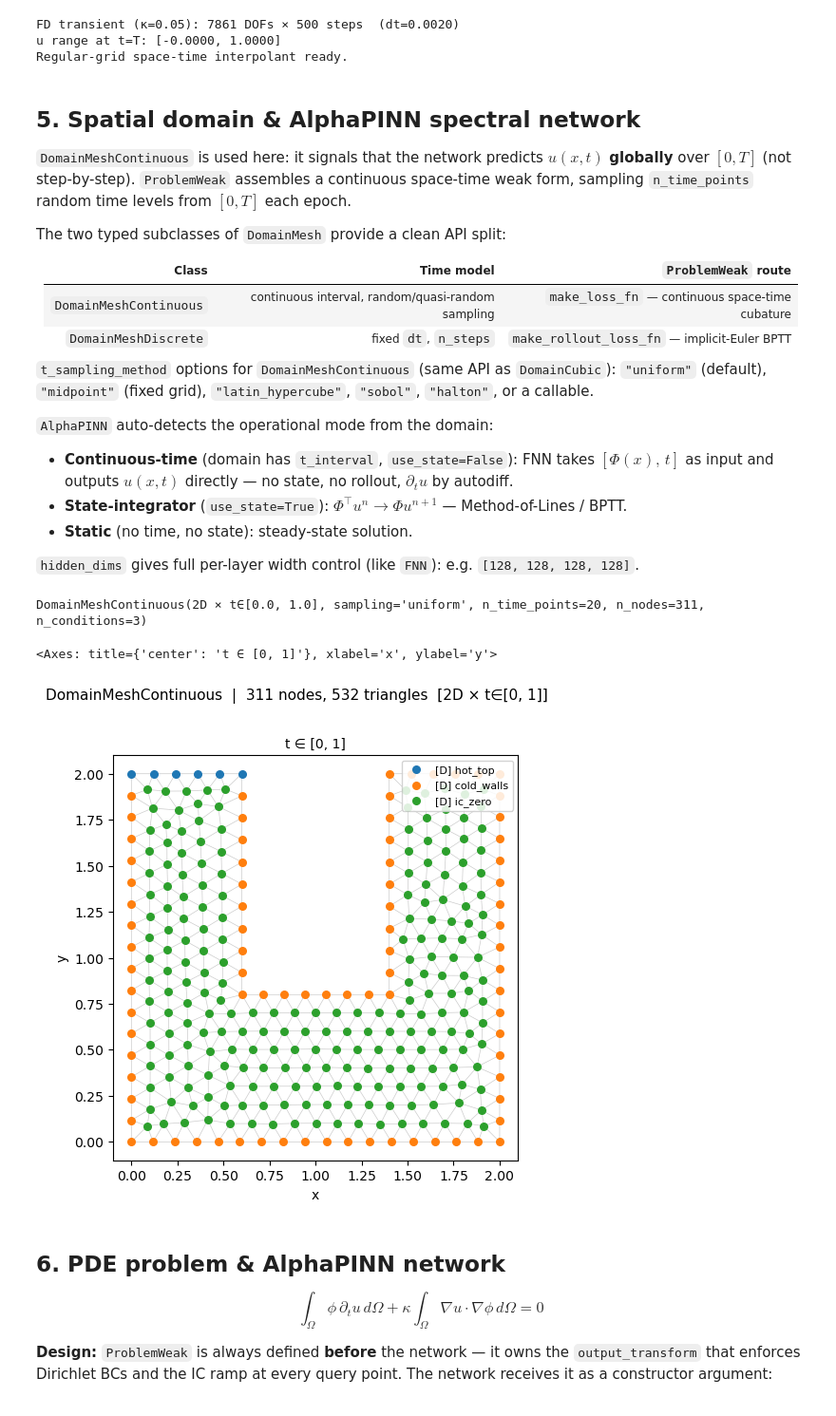
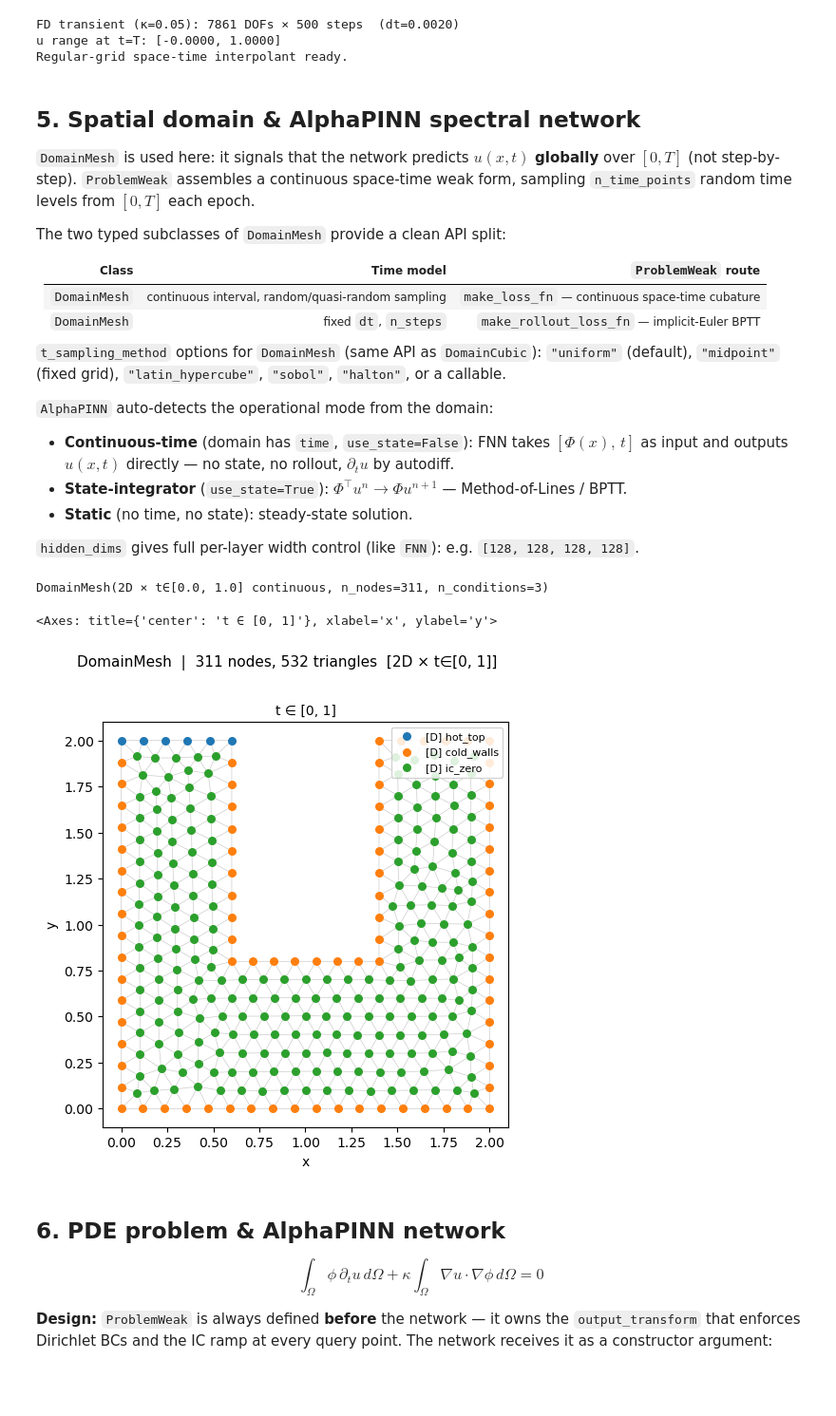
Before and after one commit to gatocor/pinn_models, a Jupyter notebook: examples/1+2D_transient_heat_irregular_domain.ipynb, the cells around one changed output. Shown at 95% size. Drawn from its saved outputs; the diff is of its cells as text; code cells hidden in the pictures.

Commit message:
Domains and mesh refactored

```diff
--- a/examples/1+2D_transient_heat_irregular_domain.ipynb
+++ b/examples/1+2D_transient_heat_irregular_domain.ipynb
@@ -239,7 +239,7 @@ Regular-grid space-time interpolant ready.
 # %% [markdown]
 ## 5. Spatial domain & AlphaPINN spectral network
 
-`DomainMeshContinuous` is used here: it signals that the network predicts
+`DomainMesh` is used here: it signals that the network predicts
 $u(x, t)$ **globally** over $[0, T]$ (not step-by-step).  `ProblemWeak`
 assembles a continuous space-time weak form, sampling `n_time_points` random
 time levels from $[0, T]$ each epoch.
@@ -248,14 +248,14 @@ The two typed subclasses of `DomainMesh` provide a clean API split:
 
 | Class | Time model | `ProblemWeak` route |
 |---|---|---|
-| `DomainMeshContinuous` | continuous interval, random/quasi-random sampling | `make_loss_fn` — continuous space-time cubature |
-| `DomainMeshDiscrete` | fixed `dt`, `n_steps` | `make_rollout_loss_fn` — implicit-Euler BPTT |
+| `DomainMesh` | continuous interval, random/quasi-random sampling | `make_loss_fn` — continuous space-time cubature |
+| `DomainMesh` | fixed `dt`, `n_steps` | `make_rollout_loss_fn` — implicit-Euler BPTT |
 
-`t_sampling_method` options for `DomainMeshContinuous` (same API as `DomainCubic`):
+`t_sampling_method` options for `DomainMesh` (same API as `DomainCubic`):
 `"uniform"` (default), `"midpoint"` (fixed grid), `"latin_hypercube"`, `"sobol"`, `"halton"`, or a callable.
 
 `AlphaPINN` auto-detects the operational mode from the domain:
-- **Continuous-time** (domain has `t_interval`, `use_state=False`): FNN takes $[\Phi(x),\, t]$ as input and outputs $u(x,t)$ directly — no state, no rollout, $\partial_t u$ by autodiff.
+- **Continuous-time** (domain has `time`, `use_state=False`): FNN takes $[\Phi(x),\, t]$ as input and outputs $u(x,t)$ directly — no state, no rollout, $\partial_t u$ by autodiff.
 - **State-integrator** (`use_state=True`): $\Phi^\top u^n \to \Phi u^{n+1}$ — Method-of-Lines / BPTT.
 - **Static** (no time, no state): steady-state solution.
 
@@ -265,38 +265,38 @@ T_MAX    = 1.0    # total simulation time
 KAPPA    = 0.05   # diffusion coefficient
 
 # ── Space-time domain ────────────────────────────────────────────────────
-domain = DomainMeshContinuous(
+domain = DomainMesh(
     (verts, faces),
-    t_interval=[0.0, T_MAX],
+    time=(0.0, T_MAX),
     t_sampling_method="uniform",  # random per epoch (default)
     n_time_points=20,
 )
 
 # Spatial boundary conditions (held for all t).
 # time_window defaults to [t_min, t_max] — active at every time.
 domain.add_dirichlet(
     select=lambda v: is_hot,
     value=1.0,
     component=0,
     name="hot_top",
 )
 domain.add_dirichlet(
     select=lambda v: is_boundary & ~is_hot,
     value=0.0,
     component=0,
     name="cold_walls",
 )
 
 # Initial condition u(x,y,0)=0 — pins interior nodes only at t=t_min.
 # time_window=[t_min, t_min] is set automatically.
 domain.add_initial_condition(value=0.0, name="ic_zero")
 print(domain)
 
 domain.plot()
 # %% [output]
-DomainMeshContinuous(2D × t∈[0.0, 1.0], sampling='uniform', n_time_points=20, n_nodes=311, n_conditions=3)
+DomainMesh(2D × t∈[0.0, 1.0] continuous, n_nodes=311, n_conditions=3)
 <Axes: title={'center': 't ∈ [0, 1]'}, xlabel='x', ylabel='y'>
-[figure, old version]
+[figure, new version]
 # %% [markdown]
 ## 6. PDE problem & AlphaPINN network
 
```
Also changed, not shown: parts of 8 cells of this notebook, 46 other files.
